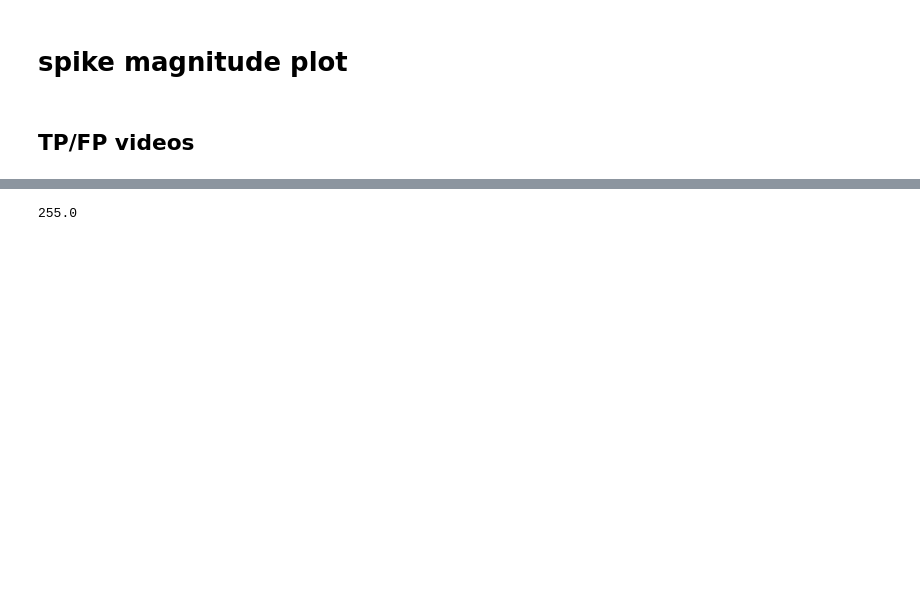
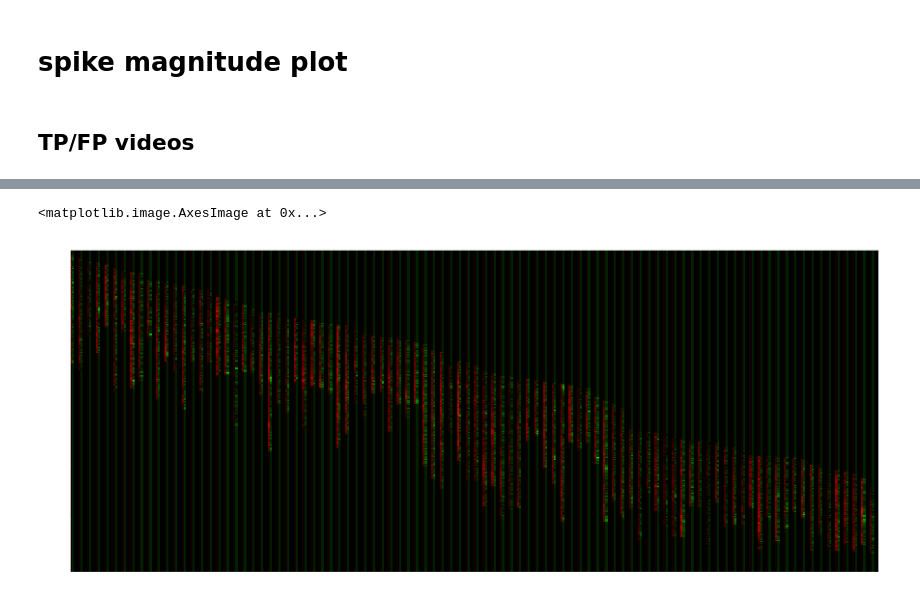
Before and after one commit to Yu-Group/molecular-partner-prediction, a Jupyter notebook: 00_eda.ipynb, the cells around one changed output, grey strips where cells are left out. Cells and saved outputs as stored; diff of their text form; code cells hidden in the pictures; blank space fills up the shorter version.

Commit message:
kymographs

```diff
--- a/00_eda.ipynb
+++ b/00_eda.ipynb
@@ -265,8 +262,8 @@ for idx in fp_ids:
     cell_num = track['cell_num']
     minx, miny, maxx, maxy = min(track['x_pos_seq']), min(track['y_pos_seq']), max(track['x_pos_seq']), max(track['y_pos_seq'])
     clath = X[cell_num][int(track['t']):(int(track['t'])+track['lifetime']), :, :][:, (int(miny)-5):(int(maxy)+5), :][:, :, (int(minx)-5):(int(maxx)+5)]
+    clath = 255.0 * (clath - X[cell_num].min()) / (clath.max() - X[cell_num].min())
     clip = np.repeat(np.expand_dims(clath, axis=3), 3, axis=3) # convert to rgb
-    clip = 255.0 * (clip - X[cell_num].min()) / (clip.max() - X[cell_num].min())
     write_gif(clip, f'fp_clips/{idx}.gif', fps=5)
 
 for idx in tp_ids:
@@ -290,4 +280,0 @@ clath = 255.0 * (clath - X[cell_num].min()) / (clath.max() - X[cell_num].min())
-# %%
-clip.max()
-# %% [output]
-255.0
@@ -295,0 +281,37 @@ clip = np.repeat(np.expand_dims(clath, axis=3), 3, axis=3)
+# %%
+def plot_kymograph(df, cell_num, X, Y):
+
+    df = df[df.cell_num == cell_num]
+    df = df[df.lifetime >= 50]
+    df = df[df.y_consec_thresh == 1]
+    cla = np.array([[X.mean()]*int(df.t.iloc[i])+
+                     [X[int(df.t.iloc[i]) + j, int(df.y_pos_seq.iloc[i][j]), int(df.x_pos_seq.iloc[i][j])]
+                     for j in range(df.lifetime.iloc[i])] +
+                     [X.mean()]*(300 - int(df.t.iloc[i]) - df.lifetime.iloc[i]) for i in range(len(df))])
+    cla = (cla - cla.min())/(cla.max() - cla.min())
+    cla_sparse = []
+    for i in range(len(df)):
+        cla_sparse.append(cla[i])
+        cla_sparse.append([0]*300)
+        cla_sparse.append([0]*300)
+        cla_sparse.append([0]*300)
+    aux = np.array([ +
+                     [Y[int(df.t.iloc[i]) + j, int(df.y_pos_seq.iloc[i][j]), int(df.x_pos_seq.iloc[i][j])]
+                     for j in range(df.lifetime.iloc[i])] +
+                     [Y.mean()]*(300 - int(df.t.iloc[i]) - df.lifetime.iloc[i]) for i in range(len(df))])
+    aux = (aux - aux.min())/(aux.max() - aux.min())
+    aux_sparse = []
+    for i in range(len(df)):
+        aux_sparse.append([0]*300)
+        aux_sparse.append(aux[i])
+        aux_sparse.append([0]*300)
+        aux_sparse.append([0]*300)
+    return np.array([[[cla_sparse[i][j], aux_sparse[i][j], 0] for i in range(len(df)*4)] for j in range(300)])
+# %%
+kg = plot_kymograph(df, cell_num=1, X=X[1], Y=Y[1])
+# %%
+fig, ax = plt.subplots(figsize=(15, 10))
+ax.imshow(kg, aspect=.5)
+# %% [output]
+<matplotlib.image.AxesImage at 0x...>
+[figure, added]
```
Also changed, not shown: parts of 4 cells of this notebook.
